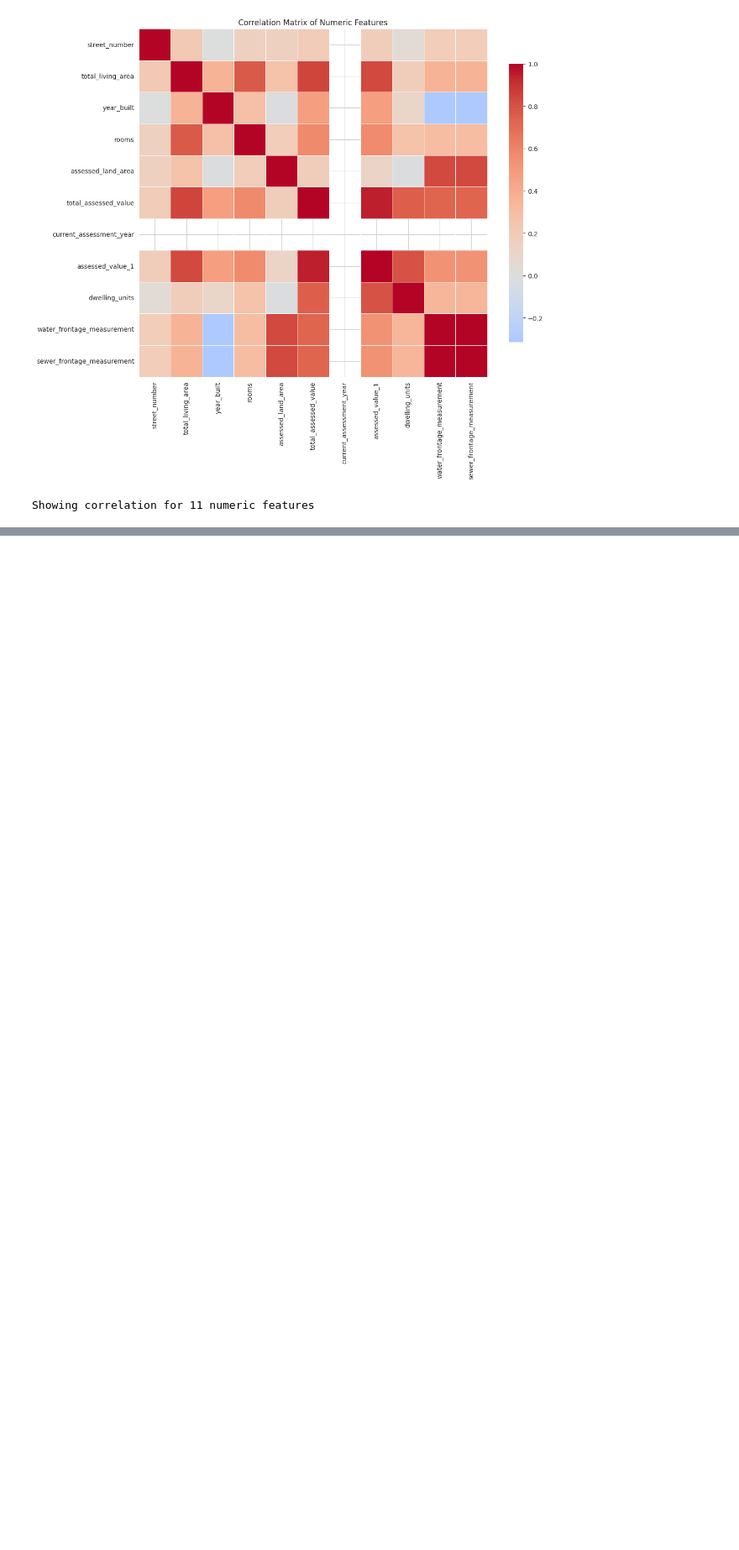
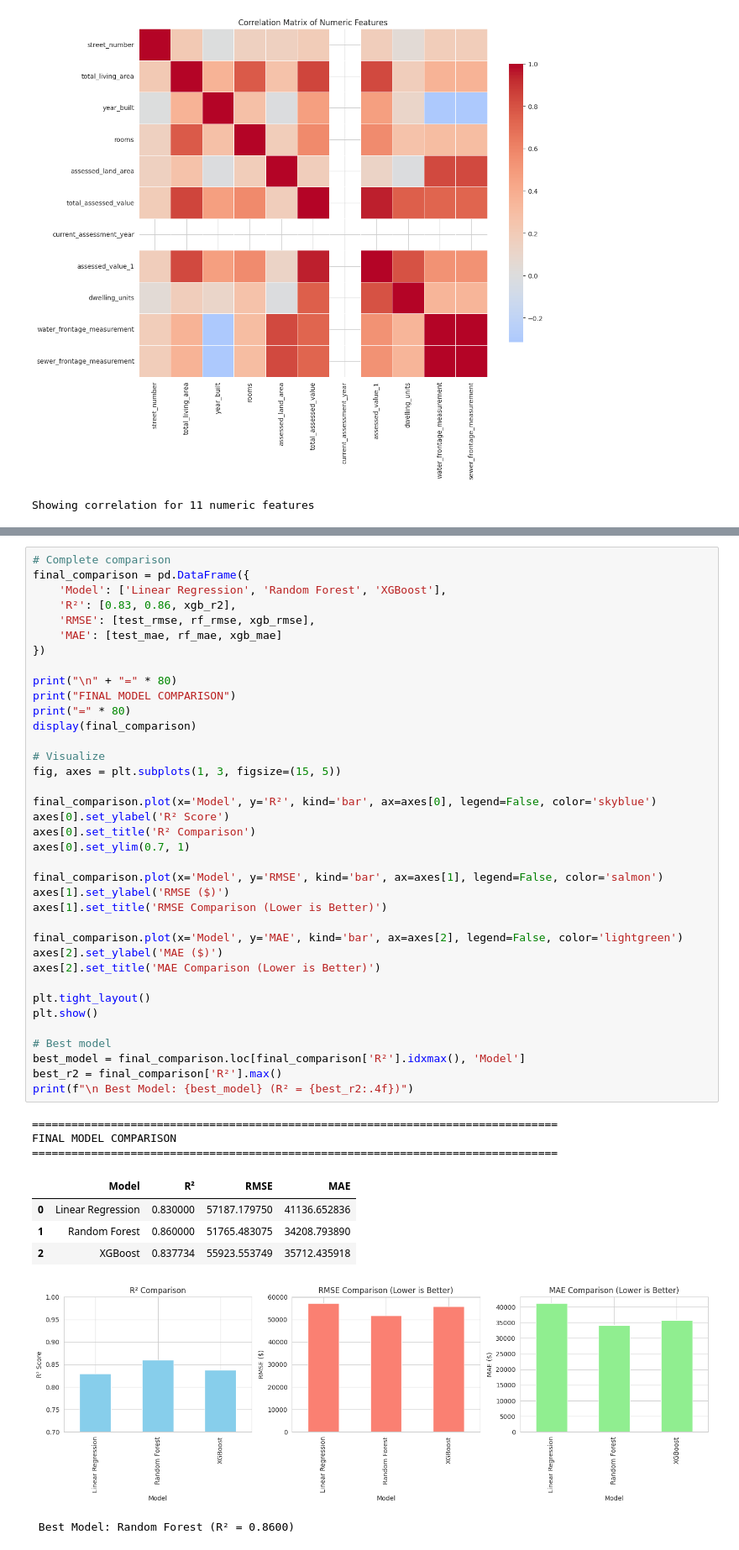
Before and after one commit to BoseOmoniyi/property-valuation, a Jupyter notebook: notebooks/BoseOmoniyi_ta_colab.ipynb, the cells around one changed output, grey strips where cells are left out. Shown: that part at 84% size. Saved outputs shown, nothing was run; the diff lists cells and outputs as text; blank space fills up the shorter version.

```diff
--- a/notebooks/BoseOmoniyi_ta_colab.ipynb
+++ b/notebooks/BoseOmoniyi_ta_colab.ipynb
@@ -901,0 +1310,47 @@ Showing correlation for 11 numeric features
+# %%
+# Complete comparison
+final_comparison = pd.DataFrame({
+    'Model': ['Linear Regression', 'Random Forest', 'XGBoost'],
+    'R²': [0.83, 0.86, xgb_r2],
+    'RMSE': [test_rmse, rf_rmse, xgb_rmse],
+    'MAE': [test_mae, rf_mae, xgb_mae]
+})
+
+print("\n" + "=" * 80)
+print("FINAL MODEL COMPARISON")
+print("=" * 80)
+display(final_comparison)
+
+# Visualize
+fig, axes = plt.subplots(1, 3, figsize=(15, 5))
+
+final_comparison.plot(x='Model', y='R²', kind='bar', ax=axes[0], legend=False, color='skyblue')
+axes[0].set_ylabel('R² Score')
+axes[0].set_title('R² Comparison')
+axes[0].set_ylim(0.7, 1)
+
+final_comparison.plot(x='Model', y='RMSE', kind='bar', ax=axes[1], legend=False, color='salmon')
+axes[1].set_ylabel('RMSE ($)')
+axes[1].set_title('RMSE Comparison (Lower is Better)')
+
+final_comparison.plot(x='Model', y='MAE', kind='bar', ax=axes[2], legend=False, color='lightgreen')
+axes[2].set_ylabel('MAE ($)')
+axes[2].set_title('MAE Comparison (Lower is Better)')
+
+plt.tight_layout()
+plt.show()
+
+# Best model
+best_model = final_comparison.loc[final_comparison['R²'].idxmax(), 'Model']
+best_r2 = final_comparison['R²'].max()
+print(f"\n Best Model: {best_model} (R² = {best_r2:.4f})")
+# %% [output]
+================================================================================
+FINAL MODEL COMPARISON
+================================================================================
+|  | Model | R² | RMSE | MAE |
+| 0 | Linear Regression | 0.830000 | 57187.179750 | 41136.652836 |
+| 1 | Random Forest | 0.860000 | 51765.483075 | 34208.793890 |
+| 2 | XGBoost | 0.837734 | 55923.553749 | 35712.435918 |
+[figure, added]
+ Best Model: Random Forest (R² = 0.8600)
```
Also changed, not shown: parts of 36 cells of this notebook.
